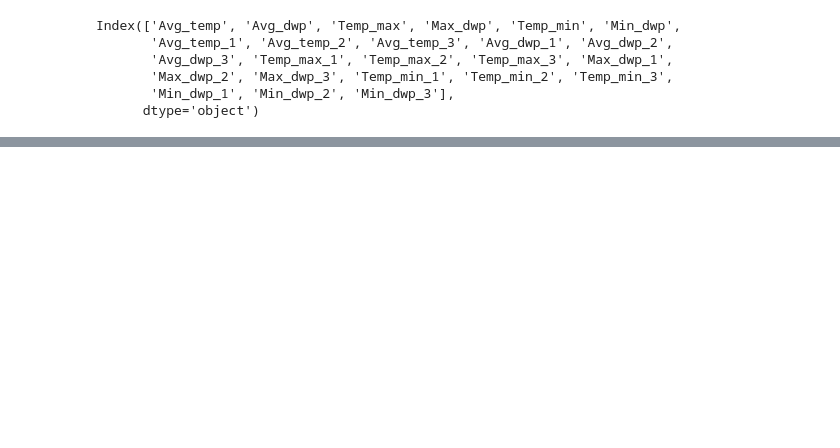
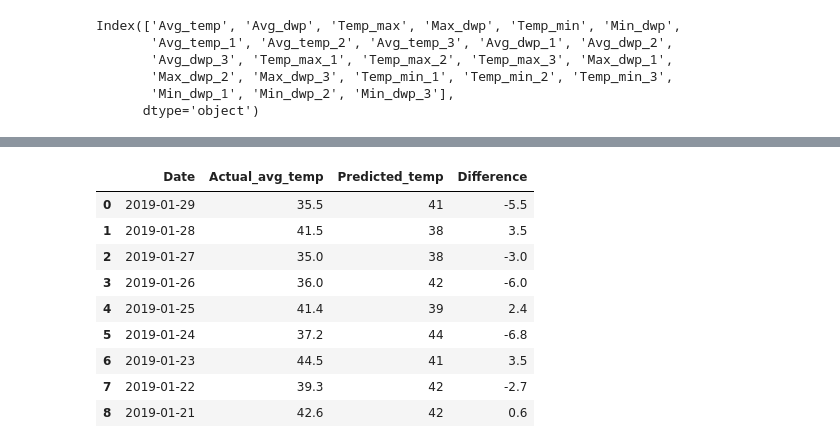
Before and after one commit to cyntiamk/weather_prediction_2, a Jupyter notebook: Untitled.ipynb, the cells around one changed output, grey strips where cells are left out. Cells and saved outputs as stored; diff of their text form; code cells hidden in the pictures; blank space fills up the shorter version.

```diff
--- a/Untitled.ipynb
+++ b/Untitled.ipynb
@@ -236,0 +257,18 @@ See the caveats in the documentation: http://pandas.pydata.org/pandas-docs/stabl
+# %%
+
+connex = sqlite3.connect("weather_predict.db")
+cur = connex.cursor()
+query = "SELECT * FROM Kyoto_prediction"
+prediction = pd.read_sql(query, con=connex)
+prediction
+# %% [output]
+|  | Date | Actual_avg_temp | Predicted_temp | Difference |
+| 0 | 2019-01-29 | 35.5 | 41 | -5.5 |
+| 1 | 2019-01-28 | 41.5 | 38 | 3.5 |
+| 2 | 2019-01-27 | 35.0 | 38 | -3.0 |
+| 3 | 2019-01-26 | 36.0 | 42 | -6.0 |
+| 4 | 2019-01-25 | 41.4 | 39 | 2.4 |
+| 5 | 2019-01-24 | 37.2 | 44 | -6.8 |
+| 6 | 2019-01-23 | 44.5 | 41 | 3.5 |
+| 7 | 2019-01-22 | 39.3 | 42 | -2.7 |
+| 8 | 2019-01-21 | 42.6 | 42 | 0.6 |
```
Also changed, not shown: parts of 7 cells of this notebook, 11 other files.
